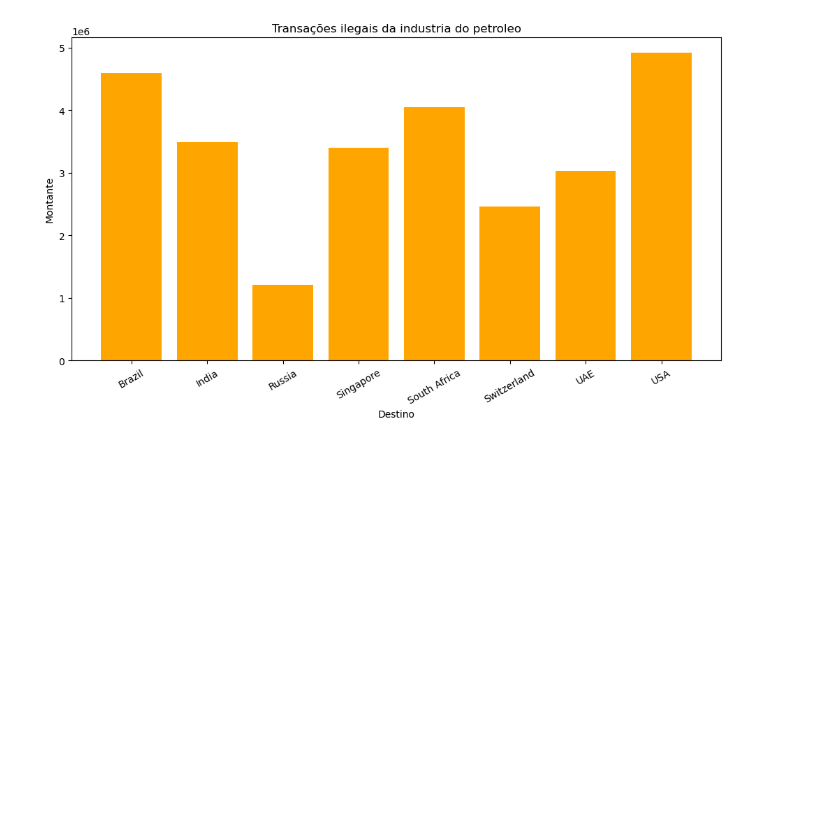
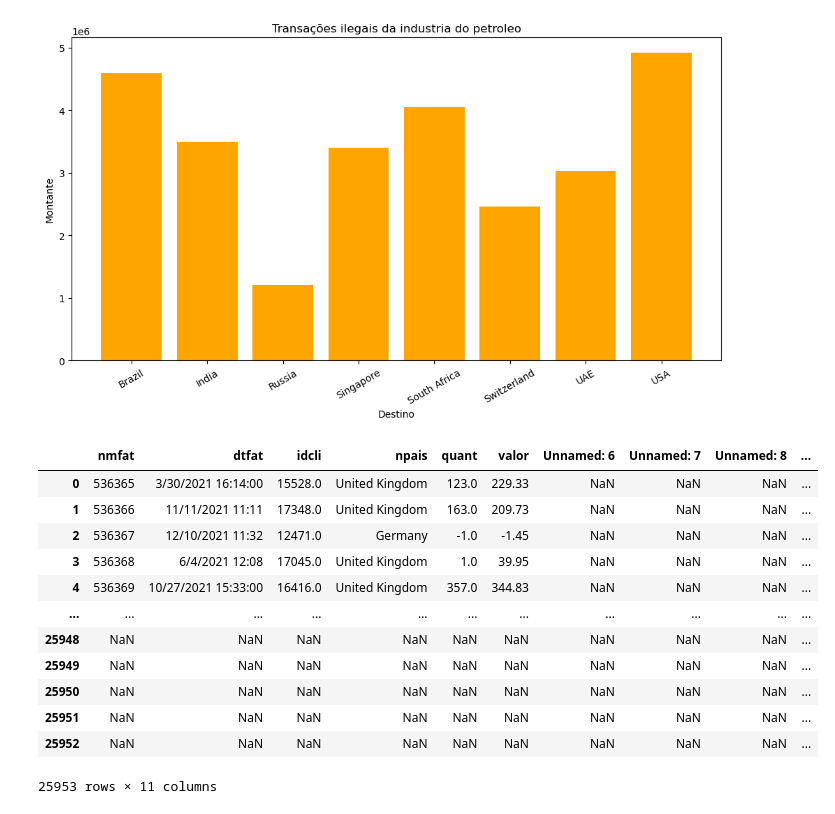
Before and after one commit to wesleymarchi/task-dataset, a Jupyter notebook: sample.ipynb, the cells around one changed output. Drawn from its saved outputs; the diff is of its cells as text; code cells hidden in the pictures; blank space fills up the shorter version.

```diff
--- a/sample.ipynb
+++ b/sample.ipynb
@@ -219,3 +208,20 @@ plt.xticks(x.unique(), rotation=30)
 plt.show()
 # %% [output]
 [figure]
+# %%
+df_vendas = pd.read_csv('data/vendas-por-fatura.csv', encoding='latin1')
+df_vendas
+# %% [output]
+|  | nmfat | dtfat | idcli | npais | quant | valor | Unnamed: 6 | Unnamed: 7 | Unnamed: 8 | ... |
+| 0 | 536365 | 3/30/2021 16:14:00 | 15528.0 | United Kingdom | 123.0 | 229.33 | NaN | NaN | NaN | ... |
+| 1 | 536366 | 11/11/2021 11:11 | 17348.0 | United Kingdom | 163.0 | 209.73 | NaN | NaN | NaN | ... |
+| 2 | 536367 | 12/10/2021 11:32 | 12471.0 | Germany | -1.0 | -1.45 | NaN | NaN | NaN | ... |
+| 3 | 536368 | 6/4/2021 12:08 | 17045.0 | United Kingdom | 1.0 | 39.95 | NaN | NaN | NaN | ... |
+| 4 | 536369 | 10/27/2021 15:33:00 | 16416.0 | United Kingdom | 357.0 | 344.83 | NaN | NaN | NaN | ... |
+| ... | ... | ... | ... | ... | ... | ... | ... | ... | ... | ... |
+| 25948 | NaN | NaN | NaN | NaN | NaN | NaN | NaN | NaN | NaN | ... |
+| 25949 | NaN | NaN | NaN | NaN | NaN | NaN | NaN | NaN | NaN | ... |
+| 25950 | NaN | NaN | NaN | NaN | NaN | NaN | NaN | NaN | NaN | ... |
+| 25951 | NaN | NaN | NaN | NaN | NaN | NaN | NaN | NaN | NaN | ... |
+| 25952 | NaN | NaN | NaN | NaN | NaN | NaN | NaN | NaN | NaN | ... |
+25953 rows × 11 columns
```
Also changed, not shown: parts of 5 cells of this notebook, 2 other files.
